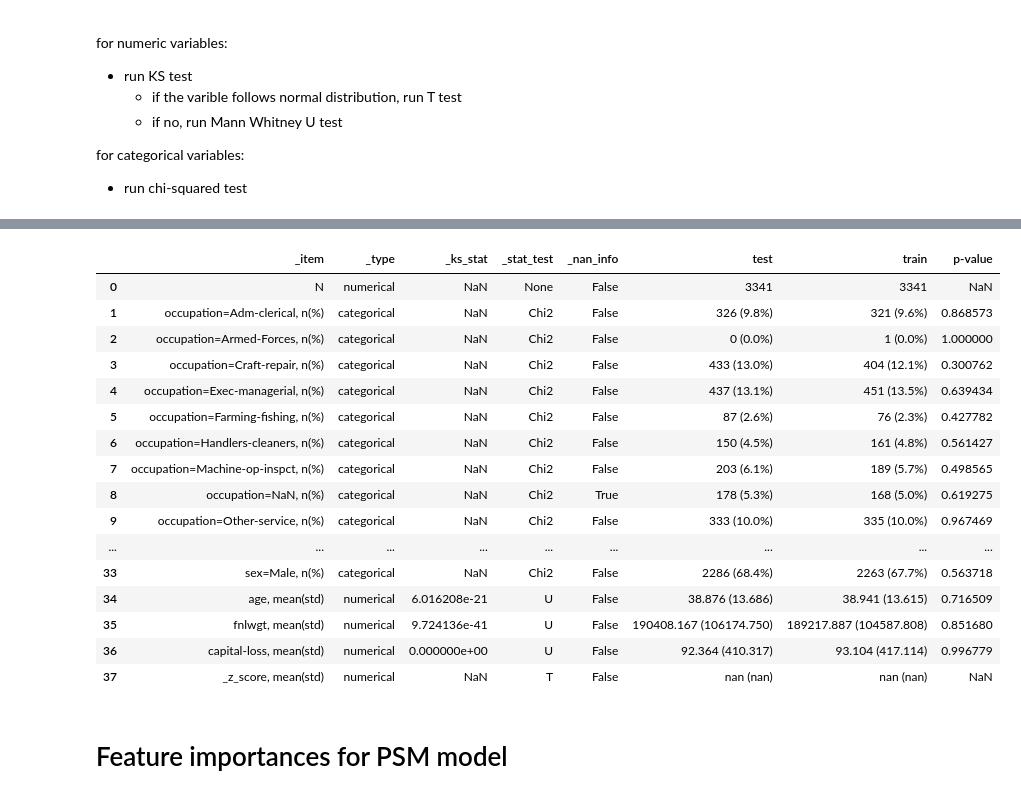
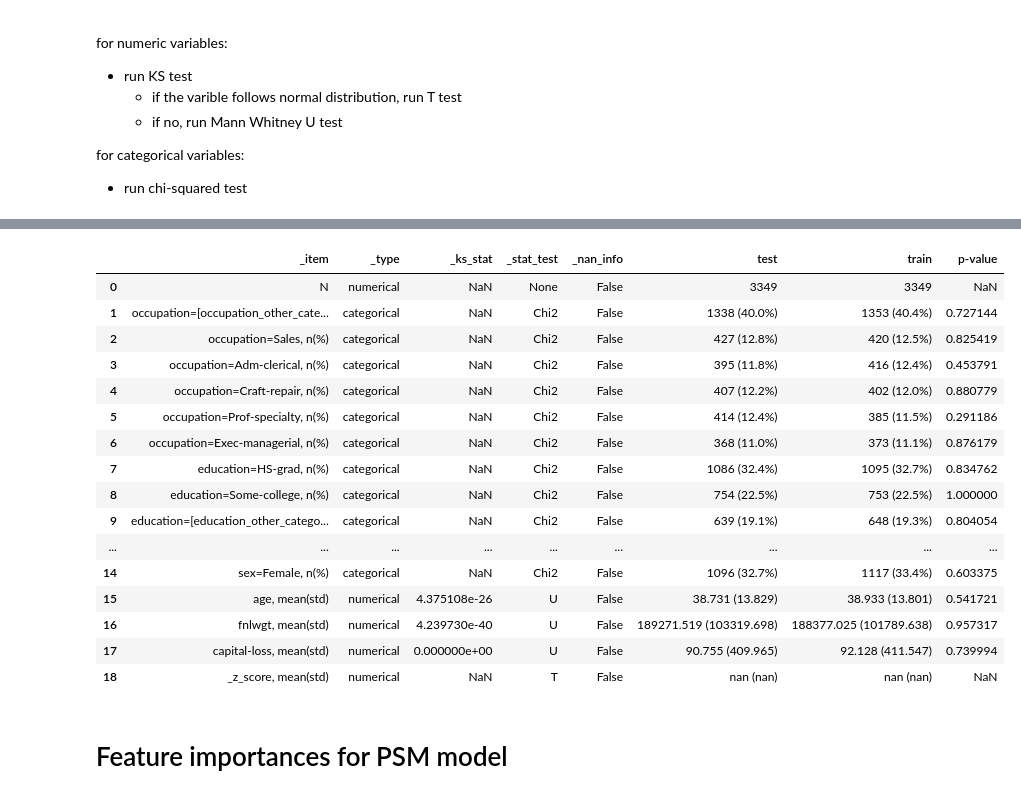
Before and after one commit to analokmaus/kuma_utils, a Jupyter notebook: examples/Statistical_analysis.ipynb, the cells around one changed output, grey strips where cells are left out. Saved outputs shown, nothing was run; the diff lists cells and outputs as text; code cells hidden in the pictures.

```diff
--- a/examples/Statistical_analysis.ipynb
+++ b/examples/Statistical_analysis.ipynb
@@ -84,5 +84,5 @@ psm_fast = PropensityScoreMatching(
     numerical_encoder=PrepPipeline([SelectNumerical(), DistTransformer('standard')]),
     matching_method='hungarian')
 make_demographic_table(
-    psm_fast.run(full_dataset), group_col='group', display_cols=full_dataset.columns)  # ~0.5s
+    psm_fast.run(full_dataset), group_col='group', display_cols=full_dataset.columns, categorical_omission_count=5)  # ~0.5s
 # %% [output]
@@ -92,20 +92,20 @@ eval_metric automatically selected.
 |  | _item | _type | _ks_stat | _stat_test | _nan_info | test | train | p-value |
-| 0 | N | numerical | NaN | None | False | 3341 | 3341 | NaN |
-| 1 | occupation=Adm-clerical, n(%) | categorical | NaN | Chi2 | False | 326 (9.8%) | 321 (9.6%) | 0.868573 |
-| 2 | occupation=Armed-Forces, n(%) | categorical | NaN | Chi2 | False | 0 (0.0%) | 1 (0.0%) | 1.000000 |
-| 3 | occupation=Craft-repair, n(%) | categorical | NaN | Chi2 | False | 433 (13.0%) | 404 (12.1%) | 0.300762 |
-| 4 | occupation=Exec-managerial, n(%) | categorical | NaN | Chi2 | False | 437 (13.1%) | 451 (13.5%) | 0.639434 |
-| 5 | occupation=Farming-fishing, n(%) | categorical | NaN | Chi2 | False | 87 (2.6%) | 76 (2.3%) | 0.427782 |
-| 6 | occupation=Handlers-cleaners, n(%) | categorical | NaN | Chi2 | False | 150 (4.5%) | 161 (4.8%) | 0.561427 |
-| 7 | occupation=Machine-op-inspct, n(%) | categorical | NaN | Chi2 | False | 203 (6.1%) | 189 (5.7%) | 0.498565 |
-| 8 | occupation=NaN, n(%) | categorical | NaN | Chi2 | True | 178 (5.3%) | 168 (5.0%) | 0.619275 |
-| 9 | occupation=Other-service, n(%) | categorical | NaN | Chi2 | False | 333 (10.0%) | 335 (10.0%) | 0.967469 |
+| 0 | N | numerical | NaN | None | False | 3349 | 3349 | NaN |
+| 1 | occupation=[occupation_other_cate... | categorical | NaN | Chi2 | False | 1338 (40.0%) | 1353 (40.4%) | 0.727144 |
+| 2 | occupation=Sales, n(%) | categorical | NaN | Chi2 | False | 427 (12.8%) | 420 (12.5%) | 0.825419 |
+| 3 | occupation=Adm-clerical, n(%) | categorical | NaN | Chi2 | False | 395 (11.8%) | 416 (12.4%) | 0.453791 |
+| 4 | occupation=Craft-repair, n(%) | categorical | NaN | Chi2 | False | 407 (12.2%) | 402 (12.0%) | 0.880779 |
+| 5 | occupation=Prof-specialty, n(%) | categorical | NaN | Chi2 | False | 414 (12.4%) | 385 (11.5%) | 0.291186 |
+| 6 | occupation=Exec-managerial, n(%) | categorical | NaN | Chi2 | False | 368 (11.0%) | 373 (11.1%) | 0.876179 |
+| 7 | education=HS-grad, n(%) | categorical | NaN | Chi2 | False | 1086 (32.4%) | 1095 (32.7%) | 0.834762 |
+| 8 | education=Some-college, n(%) | categorical | NaN | Chi2 | False | 754 (22.5%) | 753 (22.5%) | 1.000000 |
+| 9 | education=[education_other_catego... | categorical | NaN | Chi2 | False | 639 (19.1%) | 648 (19.3%) | 0.804054 |
 | ... | ... | ... | ... | ... | ... | ... | ... | ... |
-| 33 | sex=Male, n(%) | categorical | NaN | Chi2 | False | 2286 (68.4%) | 2263 (67.7%) | 0.563718 |
-| 34 | age, mean(std) | numerical | 6.016208e-21 | U | False | 38.876 (13.686) | 38.941 (13.615) | 0.716509 |
-| 35 | fnlwgt, mean(std) | numerical | 9.724136e-41 | U | False | 190408.167 (106174.750) | 189217.887 (104587.808) | 0.851680 |
-| 36 | capital-loss, mean(std) | numerical | 0.000000e+00 | U | False | 92.364 (410.317) | 93.104 (417.114) | 0.996779 |
-| 37 | _z_score, mean(std) | numerical | NaN | T | False | nan (nan) | nan (nan) | NaN |
+| 14 | sex=Female, n(%) | categorical | NaN | Chi2 | False | 1096 (32.7%) | 1117 (33.4%) | 0.603375 |
+| 15 | age, mean(std) | numerical | 4.375108e-26 | U | False | 38.731 (13.829) | 38.933 (13.801) | 0.541721 |
+| 16 | fnlwgt, mean(std) | numerical | 4.239730e-40 | U | False | 189271.519 (103319.698) | 188377.025 (101789.638) | 0.957317 |
+| 17 | capital-loss, mean(std) | numerical | 0.000000e+00 | U | False | 90.755 (409.965) | 92.128 (411.547) | 0.739994 |
+| 18 | _z_score, mean(std) | numerical | NaN | T | False | nan (nan) | nan (nan) | NaN |
 # %% [markdown]
 # Feature importances for PSM model
 # %%
```
Also changed, not shown: parts of 7 cells of this notebook, 2 other files.
